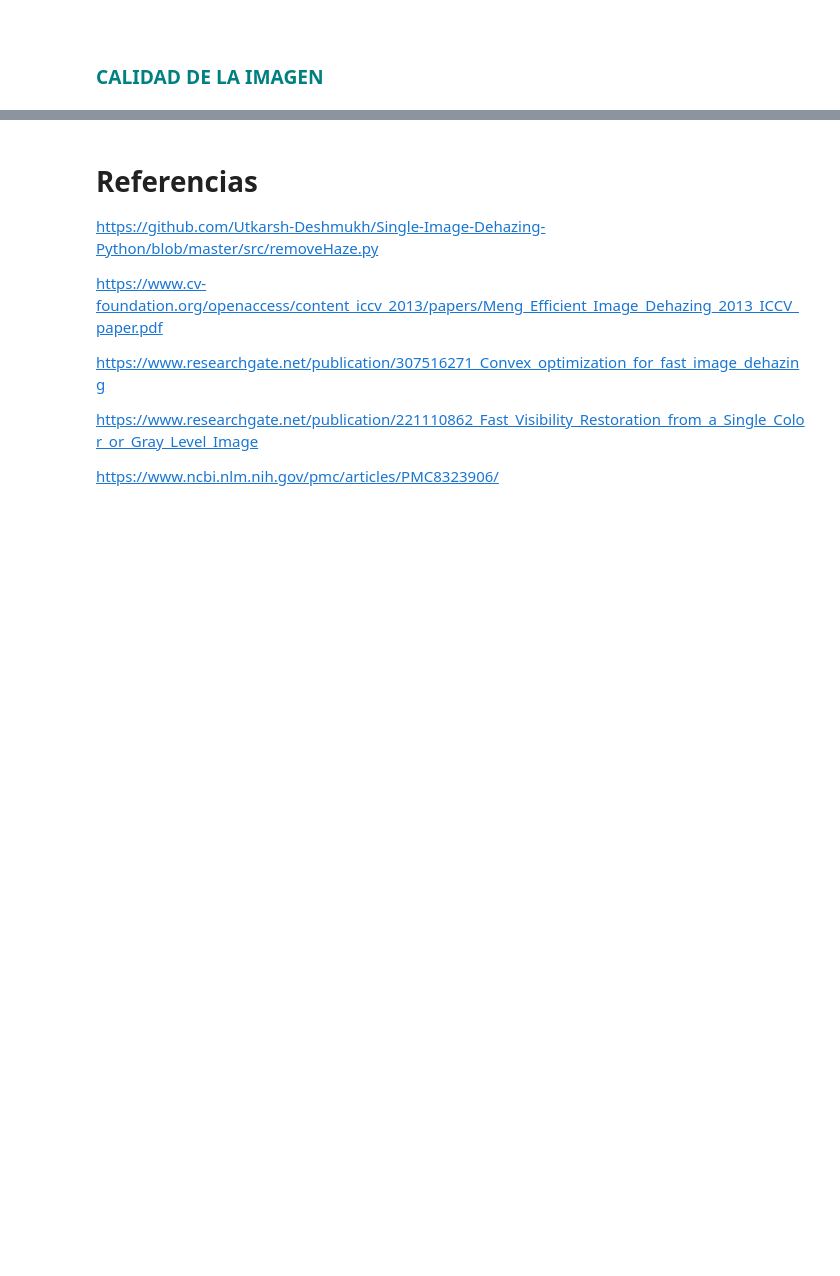
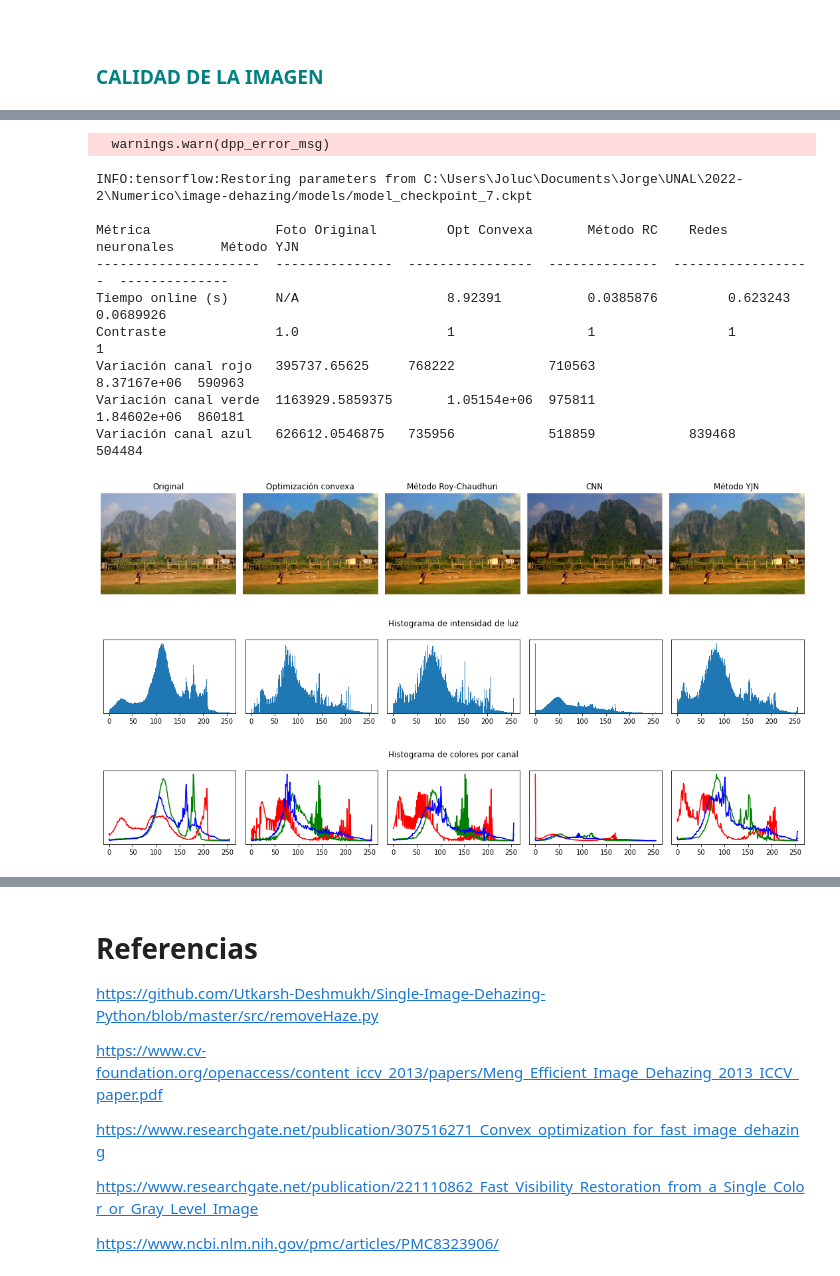
Before and after one commit to JorgeCastilloOrduz/image-dehazing, a Jupyter notebook: ProyectoFinal.ipynb, the cells around one changed output, grey strips where cells are left out. Saved outputs shown, nothing was run; the diff lists cells and outputs as text; code cells hidden in the pictures; blank space fills up the shorter version.

```diff
--- a/ProyectoFinal.ipynb
+++ b/ProyectoFinal.ipynb
@@ -654,0 +717,19 @@ def plot_results_ext(HazeImg, HazeCorrectedImg, RegularizedImg):
+# %%
+HazeImg = cv2.imread("test2.jpg")
+nombre_im ="test2."
+times, OCImg, RCImg, CNNImg, YJNImg = execTime(True)
+show_results(times)
+# %% [output]
+  warnings.warn(dpp_error_msg)
+INFO:tensorflow:Restoring parameters from C:\Users\Joluc\Documents\Jorge\UNAL\2022-2\Numerico\image-dehazing/models/model_checkpoint_7.ckpt
+
+Métrica                Foto Original         Opt Convexa       Método RC    Redes neuronales      Método YJN
+---------------------  ---------------  ----------------  --------------  ------------------  --------------
+Tiempo online (s)      N/A                   8.92391           0.0385876         0.623243          0.0689926
+Contraste              1.0                   1                 1                 1                 1
+Variación canal rojo   395737.65625     768222            710563                 8.37167e+06  590963
+Variación canal verde  1163929.5859375       1.05154e+06  975811                 1.84602e+06  860181
+Variación canal azul   626612.0546875   735956            518859            839468            504484
+[figure, added]
+[figure, added]
+[figure, added]
```
Also changed, not shown: parts of 25 cells of this notebook, 31 other files.
